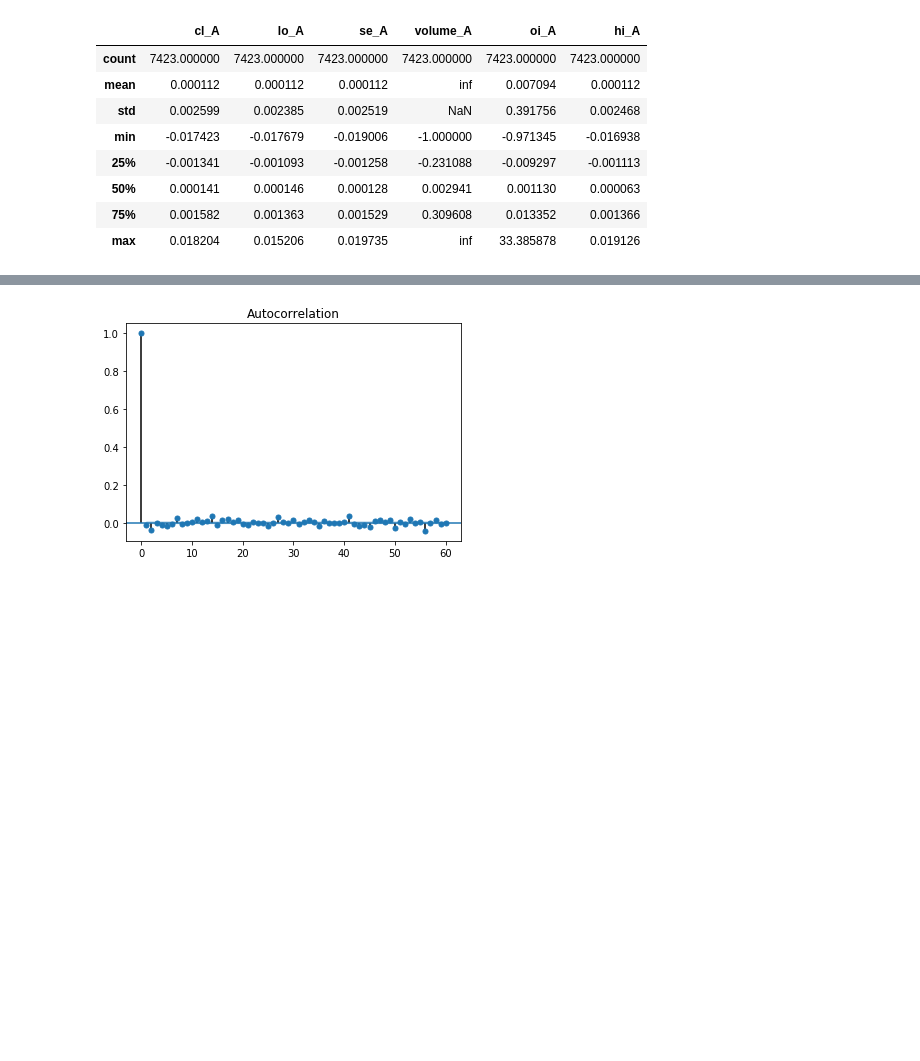
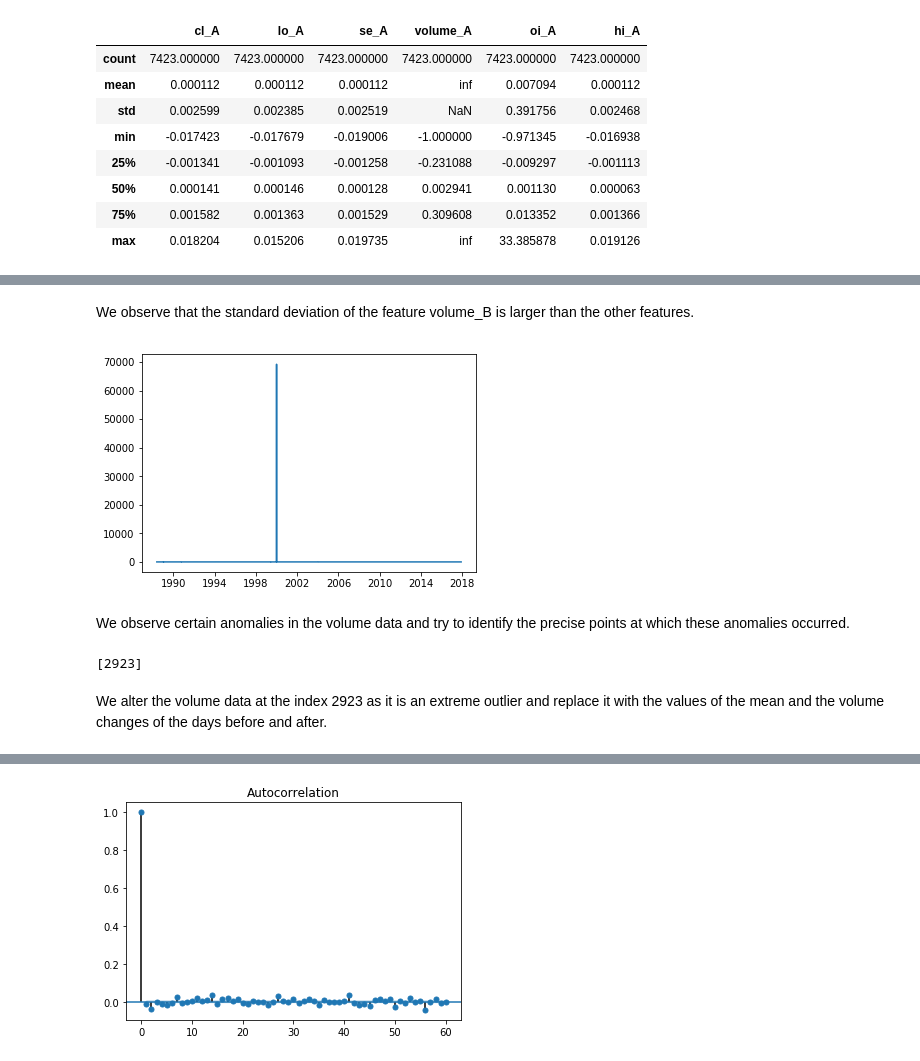
Before and after one commit to jwelliav/Cabestan_research_project, a Jupyter notebook: Time Series EDA.ipynb, the cells around one changed output, grey strips where cells are left out. Drawn from its saved outputs; the diff is of its cells as text; code cells hidden in the pictures; blank space fills up the shorter version.

```diff
--- a/Time Series EDA.ipynb
+++ b/Time Series EDA.ipynb
@@ -498,0 +523,21 @@ add_ret(A_ret)
+# %% [markdown]
+We observe that the standard deviation of the feature volume_B is
+larger than the other features.
+# %%
+plt.plot(A_ret['volume_A_ret'])
+plt.show()
+# %% [output]
+[figure, added]
+# %% [markdown]
+We observe certain anomalies in the volume data and try to identify the precise points at which these anomalies occurred.
+# %%
+outliersA = []
+for j in range(len(A_ret)):
+    if A_ret['volume_A_ret'][j] > 100:
+        outliersA.append(j)
+print(outliersA)
+# %% [output]
+[2923]
+# %% [markdown]
+We alter the volume data at the index 2923 as it is an extreme outlier and
+replace it with the values of the mean and the volume changes of the days before and after.
```
Also changed, not shown: parts of 90 cells of this notebook.
